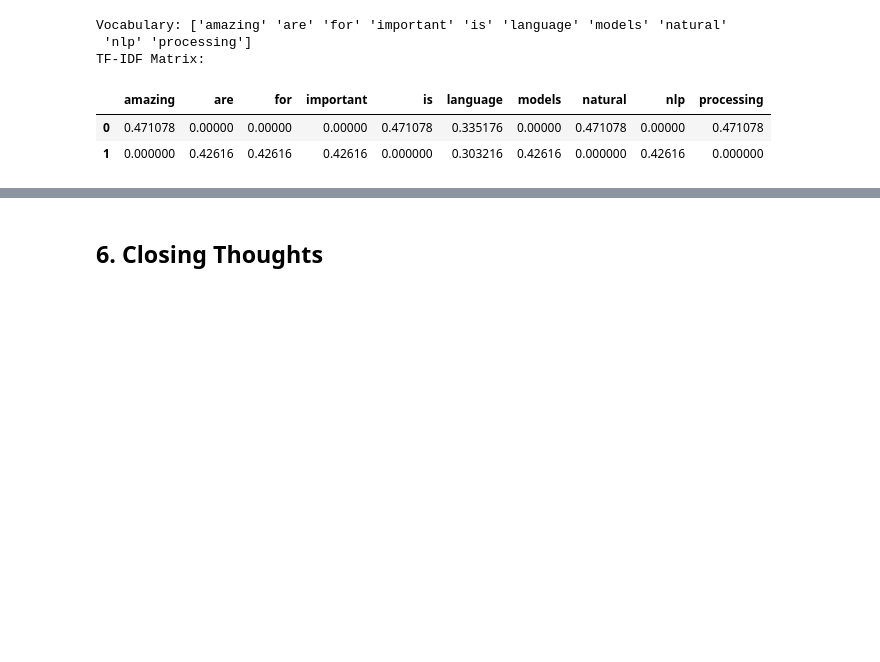
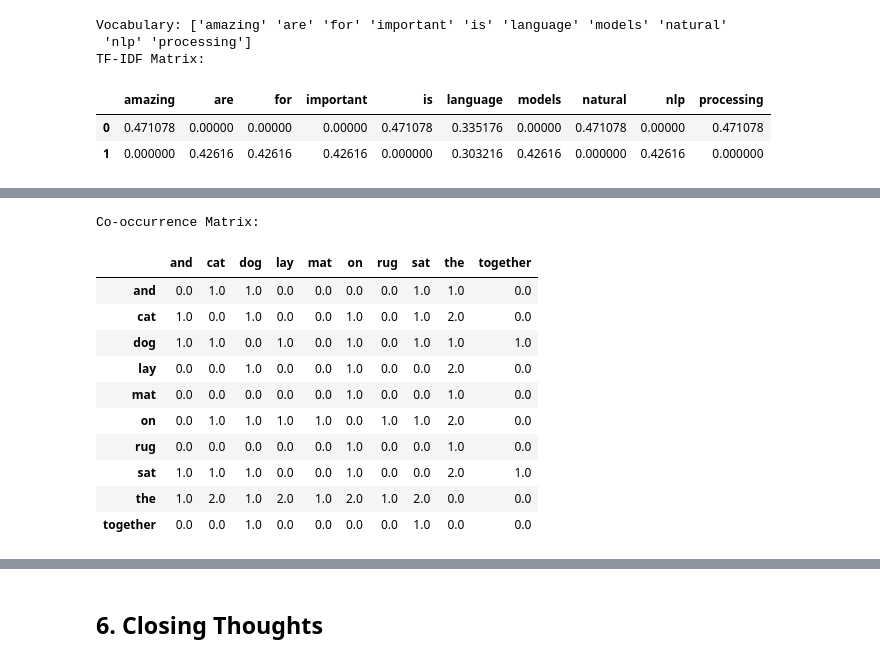
Before and after one commit to iacopomasi/NLP, a Jupyter notebook: notebooks/Part_1_11_Vector_Semantics.ipynb, the cells around one changed output, grey strips where cells are left out. Saved outputs shown, nothing was run; the diff lists cells and outputs as text; code cells hidden in the pictures; blank space fills up the shorter version.

```diff
--- a/notebooks/Part_1_11_Vector_Semantics.ipynb
+++ b/notebooks/Part_1_11_Vector_Semantics.ipynb
@@ -352,0 +402,80 @@ TF-IDF Matrix:
+# %%
+# Step 1: Preprocess the text (tokenize and build a vocabulary)
+def preprocess_corpus(corpus):
+    tokenized_corpus = [doc.lower().split() for doc in corpus]
+    vocabulary = sorted(set(word for doc in tokenized_corpus for word in doc))
+    return tokenized_corpus, vocabulary
+
+# Step 2: Build a co-occurrence matrix
+def build_cooccurrence_matrix(tokenized_corpus, vocabulary, window_size=2):
+    vocab_index = {word: i for i, word in enumerate(vocabulary)}
+    cooccurrence_matrix = np.zeros((len(vocabulary), len(vocabulary)))
+
+    for doc in tokenized_corpus:
+        for i, word in enumerate(doc):
+            word_idx = vocab_index[word]
+            start = max(i - window_size, 0)
+            end = min(i + window_size + 1, len(doc))
+
+            for j in range(start, end):
+                if i != j:  # Exclude self-cooccurrence
+                    context_word_idx = vocab_index[doc[j]]
+                    cooccurrence_matrix[word_idx, context_word_idx] += 1
+
+    return cooccurrence_matrix
+
+# Step 3: Calculate PMI and PPMI
+def compute_pmi(cooccurrence_matrix):
+    total_count = np.sum(cooccurrence_matrix)
+    word_totals = np.sum(cooccurrence_matrix, axis=1)
+    pmi_matrix = np.zeros_like(cooccurrence_matrix, dtype=np.float32)
+
+    for i, j in product(range(cooccurrence_matrix.shape[0]), repeat=2):
+        if cooccurrence_matrix[i, j] > 0:
+            p_x = word_totals[i] / total_count
+            p_y = word_totals[j] / total_count
+            p_xy = cooccurrence_matrix[i, j] / total_count
+            pmi_matrix[i, j] = np.log2(p_xy / (p_x * p_y))
+
+    return pmi_matrix
+
+def compute_ppmi(pmi_matrix):
+    return np.maximum(pmi_matrix, 0)  # Set negative PMI values to 0
+
+# Step 4: Display the results as DataFrames
+def display_results_as_dataframe(vocabulary, matrix, title="Matrix"):
+    df = pd.DataFrame(matrix, index=vocabulary, columns=vocabulary)
+    print(f"{title}:")
+    display(df)
+    print("\n")
+
+# Example corpus
+corpus = [
+    "The cat sat on the mat",
+    "The dog lay on the rug",
+    "The cat and dog sat together"
+]
+
+# Run the PMI computation
+tokenized_corpus, vocabulary = preprocess_corpus(corpus)
+cooccurrence_matrix = build_cooccurrence_matrix(tokenized_corpus, vocabulary)
+pmi_matrix = compute_pmi(cooccurrence_matrix)
+ppmi_matrix = compute_ppmi(pmi_matrix)
+
+# Display results as DataFrames
+display_results_as_dataframe(vocabulary, cooccurrence_matrix, "Co-occurrence Matrix")
+display_results_as_dataframe(vocabulary, pmi_matrix, "PMI Matrix")
+display_results_as_dataframe(vocabulary, ppmi_matrix, "PPMI Matrix")
+# %% [output]
+Co-occurrence Matrix:
+|  | and | cat | dog | lay | mat | on | rug | sat | the | together |
+| and | 0.0 | 1.0 | 1.0 | 0.0 | 0.0 | 0.0 | 0.0 | 1.0 | 1.0 | 0.0 |
+| cat | 1.0 | 0.0 | 1.0 | 0.0 | 0.0 | 1.0 | 0.0 | 1.0 | 2.0 | 0.0 |
+| dog | 1.0 | 1.0 | 0.0 | 1.0 | 0.0 | 1.0 | 0.0 | 1.0 | 1.0 | 1.0 |
+| lay | 0.0 | 0.0 | 1.0 | 0.0 | 0.0 | 1.0 | 0.0 | 0.0 | 2.0 | 0.0 |
+| mat | 0.0 | 0.0 | 0.0 | 0.0 | 0.0 | 1.0 | 0.0 | 0.0 | 1.0 | 0.0 |
+| on | 0.0 | 1.0 | 1.0 | 1.0 | 1.0 | 0.0 | 1.0 | 1.0 | 2.0 | 0.0 |
+| rug | 0.0 | 0.0 | 0.0 | 0.0 | 0.0 | 1.0 | 0.0 | 0.0 | 1.0 | 0.0 |
+| sat | 1.0 | 1.0 | 1.0 | 0.0 | 0.0 | 1.0 | 0.0 | 0.0 | 2.0 | 1.0 |
+| the | 1.0 | 2.0 | 1.0 | 2.0 | 1.0 | 2.0 | 1.0 | 2.0 | 0.0 | 0.0 |
+| together | 0.0 | 0.0 | 1.0 | 0.0 | 0.0 | 0.0 | 0.0 | 1.0 | 0.0 | 0.0 |
```
Also changed, not shown: parts of 5 cells of this notebook.
